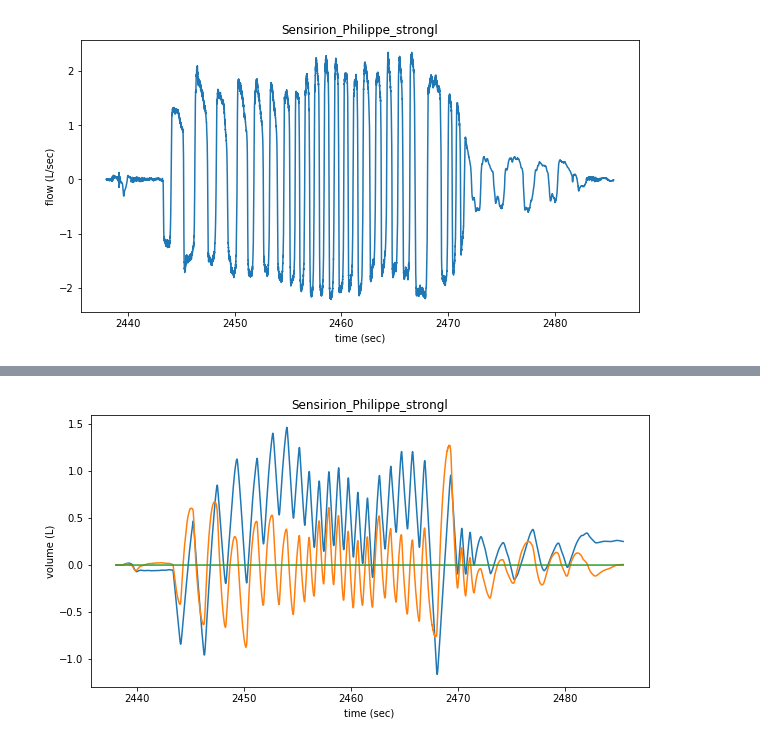
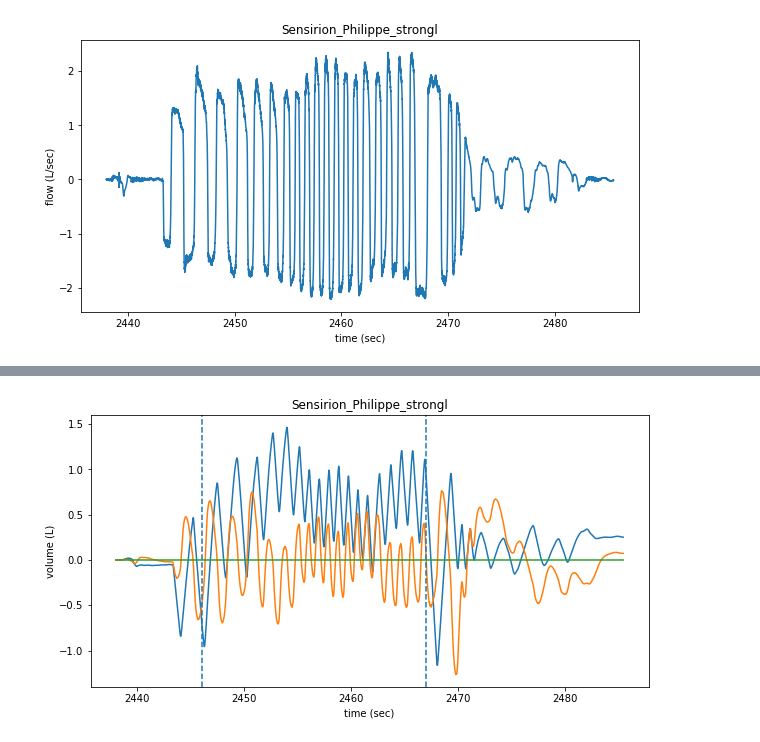
Before and after one commit to Princeton-Penn-Vents/princeton-penn-flowmeter, a Jupyter notebook: analysis/real-data.ipynb, the cells around one changed output, grey strips where cells are left out. Saved outputs shown, nothing was run; the diff lists cells and outputs as text; code cells hidden in the pictures.

```diff
--- a/analysis/real-data.ipynb
+++ b/analysis/real-data.ipynb
@@ -53,7 +53,7 @@ fig.savefig("Sensirion_Philippe_strongl.png")
 # %%
 def compute_volume(dataset):
     volumes = scipy.integrate.cumtrapz(dataset.flows, dataset.times)
-    filtered = scipy.signal.sosfilt(scipy.signal.butter(4, 0.001, "highpass", output="sos"), volumes)
+    filtered = scipy.signal.sosfilt(scipy.signal.butter(100, 0.0001, "highpass", output="sos"), volumes)
     return collections.namedtuple("TimesFlowsVolumes", ["times", "flows", "volumes", "filtered"])(
         dataset.times[:-1], dataset.flows[:-1], volumes, filtered)
 
@@ -85,11 +89,13 @@ fig.savefig("Sensirion_Philippe_normal-volume.png")
 # %%
 fig, ax = plt.subplots(1, 1, figsize=(10, 5))
 ax.plot(strong.times, strong.volumes)
 ax.plot(strong.times, strong.filtered)
 ax.plot(strong.times, np.zeros(len(strong.times)))
+ax.axvline(2446, linestyle="--")
+ax.axvline(2467, linestyle="--")
 ax.set_title("Sensirion_Philippe_strongl")
 ax.set_xlabel("time (sec)")
 ax.set_ylabel("volume (L)")
 fig.savefig("Sensirion_Philippe_strongl-volume.png")
 # %% [output]
-[figure, old version]
+[figure, new version]
```
Also changed, not shown: parts of 5 cells of this notebook.
